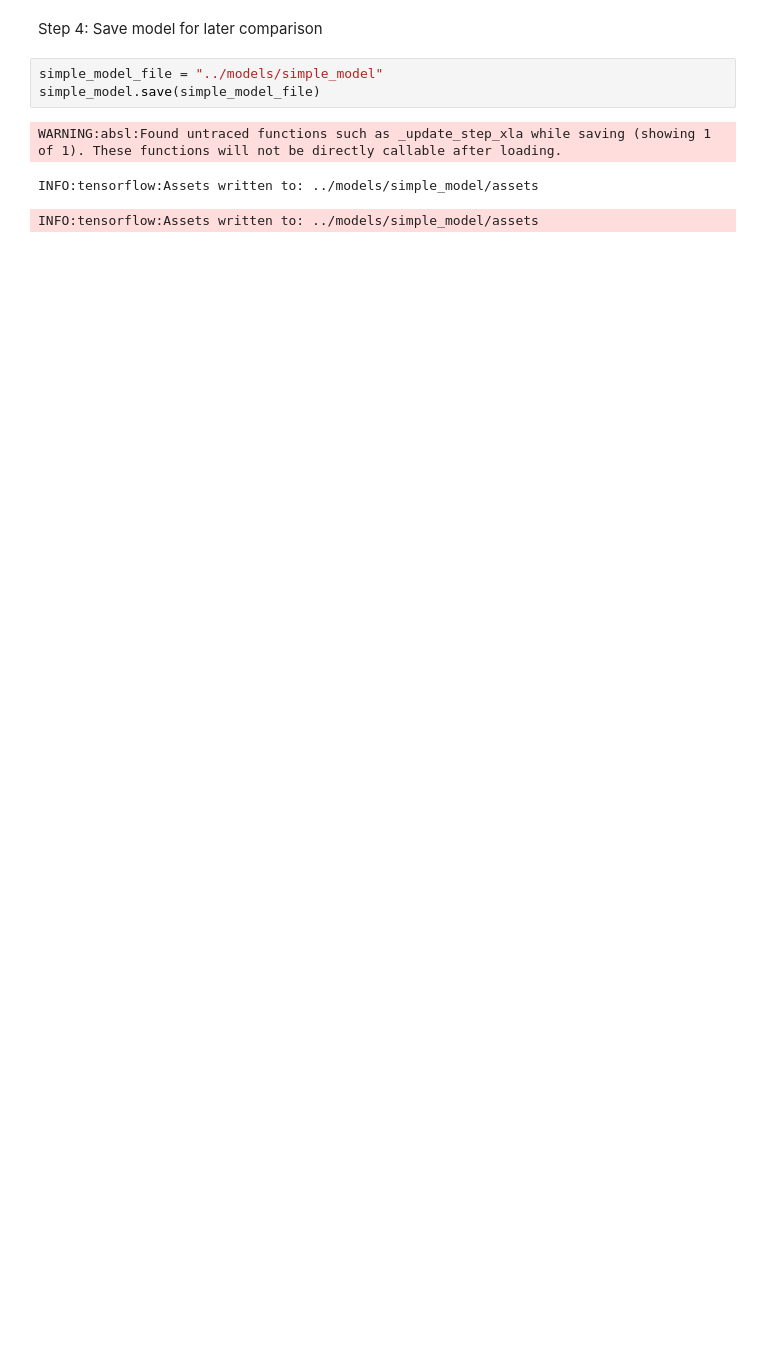
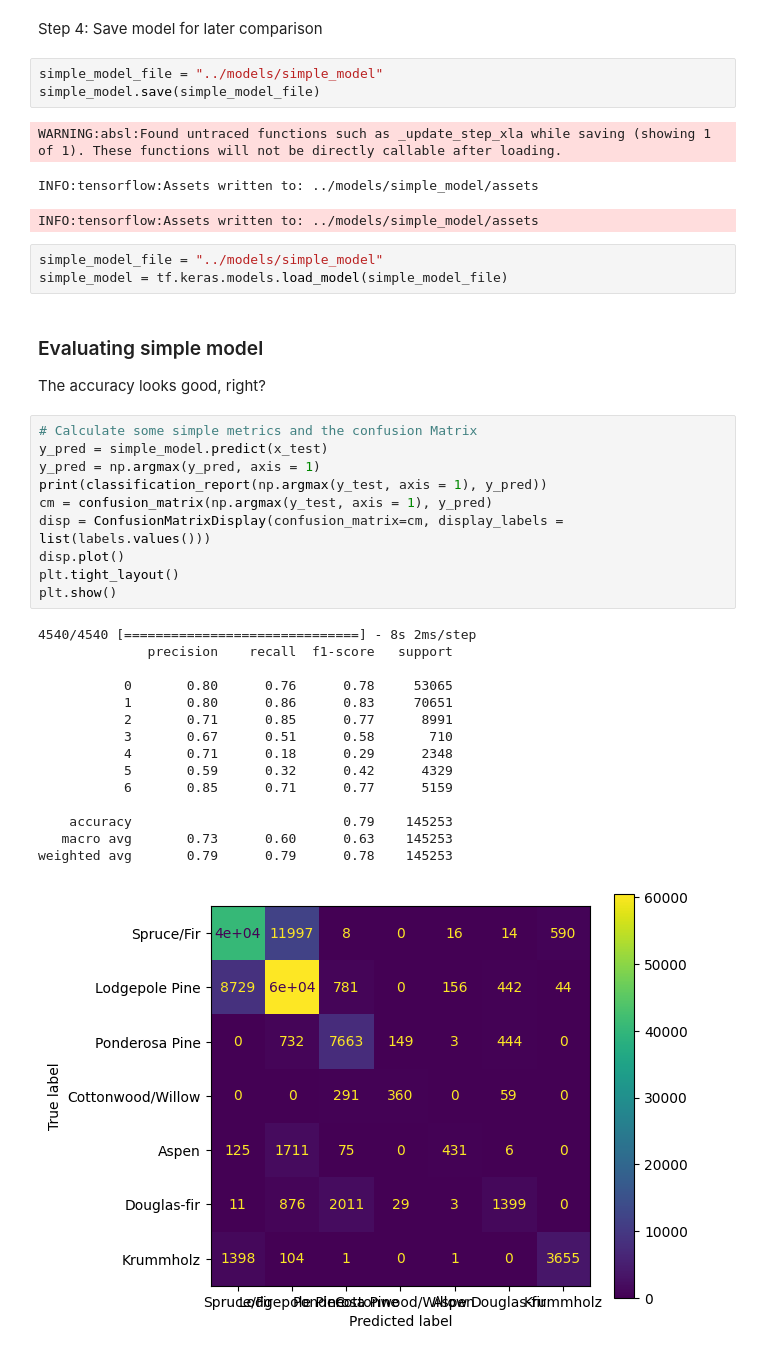
Before and after one commit to L-Koen/tensorflow_practice, a Jupyter notebook: CoverType-classification.ipynb, the cells around one changed output. Saved outputs shown, nothing was run; the diff lists cells and outputs as text; blank space fills up the shorter version.

```diff
--- a/CoverType-classification.ipynb
+++ b/CoverType-classification.ipynb
@@ -202,3 +224,35 @@ simple_model.save(simple_model_file)
 WARNING:absl:Found untraced functions such as _update_step_xla while saving (showing 1 of 1). These functions will not be directly callable after loading.
 INFO:tensorflow:Assets written to: ../models/simple_model/assets
 INFO:tensorflow:Assets written to: ../models/simple_model/assets
+# %%
+simple_model_file = "../models/simple_model"
+simple_model = tf.keras.models.load_model(simple_model_file)
+# %% [markdown]
+### Evaluating simple model
+The accuracy looks good, right?
+# %%
+# Calculate some simple metrics and the confusion Matrix
+y_pred = simple_model.predict(x_test)
+y_pred = np.argmax(y_pred, axis = 1)
+print(classification_report(np.argmax(y_test, axis = 1), y_pred))
+cm = confusion_matrix(np.argmax(y_test, axis = 1), y_pred)
+disp = ConfusionMatrixDisplay(confusion_matrix=cm, display_labels = list(labels.values()))
+disp.plot()
+plt.tight_layout()
+plt.show()
+# %% [output]
+4540/4540 [==============================] - 8s 2ms/step
+              precision    recall  f1-score   support
+
+           0       0.80      0.76      0.78     53065
+           1       0.80      0.86      0.83     70651
+           2       0.71      0.85      0.77      8991
+           3       0.67      0.51      0.58       710
+           4       0.71      0.18      0.29      2348
+           5       0.59      0.32      0.42      4329
+           6       0.85      0.71      0.77      5159
+
+    accuracy                           0.79    145253
+   macro avg       0.73      0.60      0.63    145253
+weighted avg       0.79      0.79      0.78    145253
+[figure, added]
```
Also changed, not shown: parts of 14 cells of this notebook.
